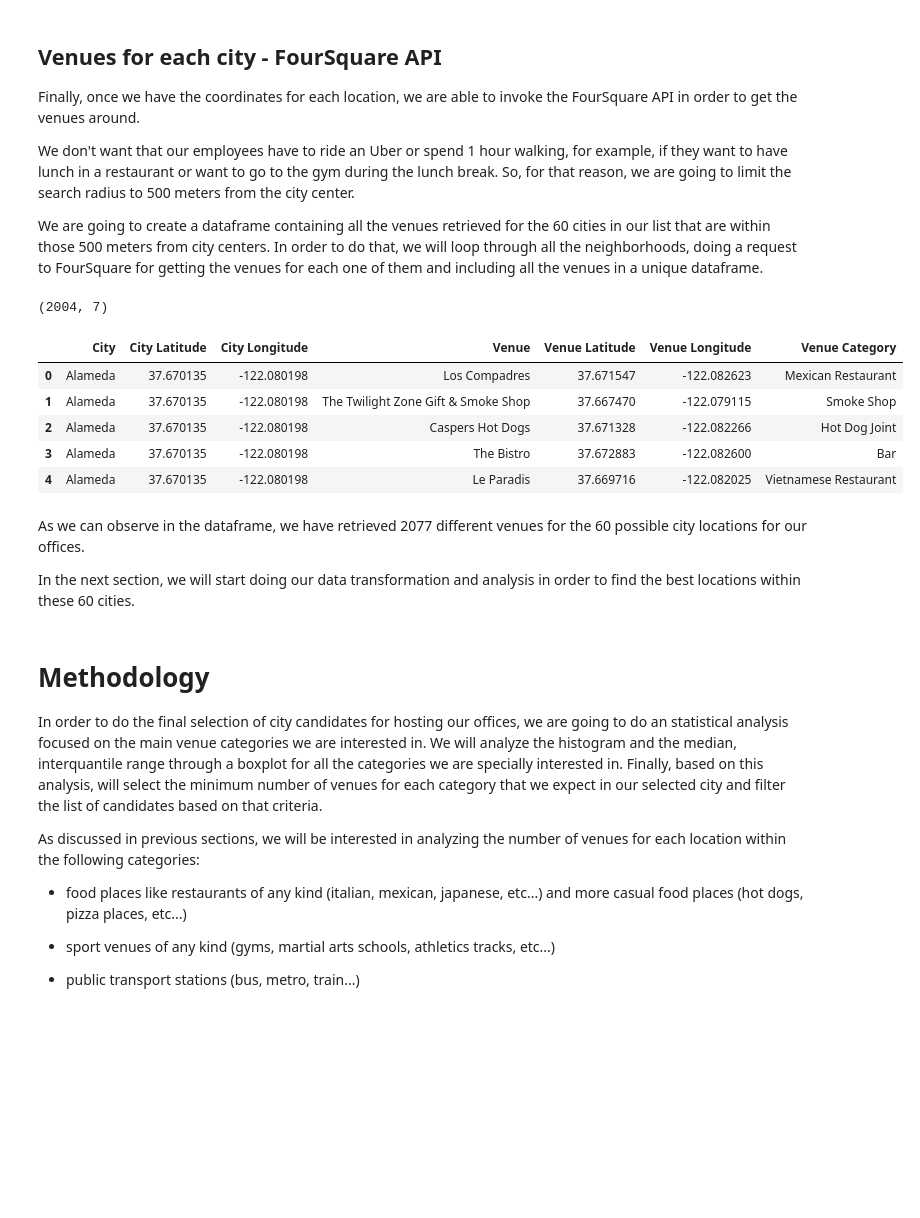
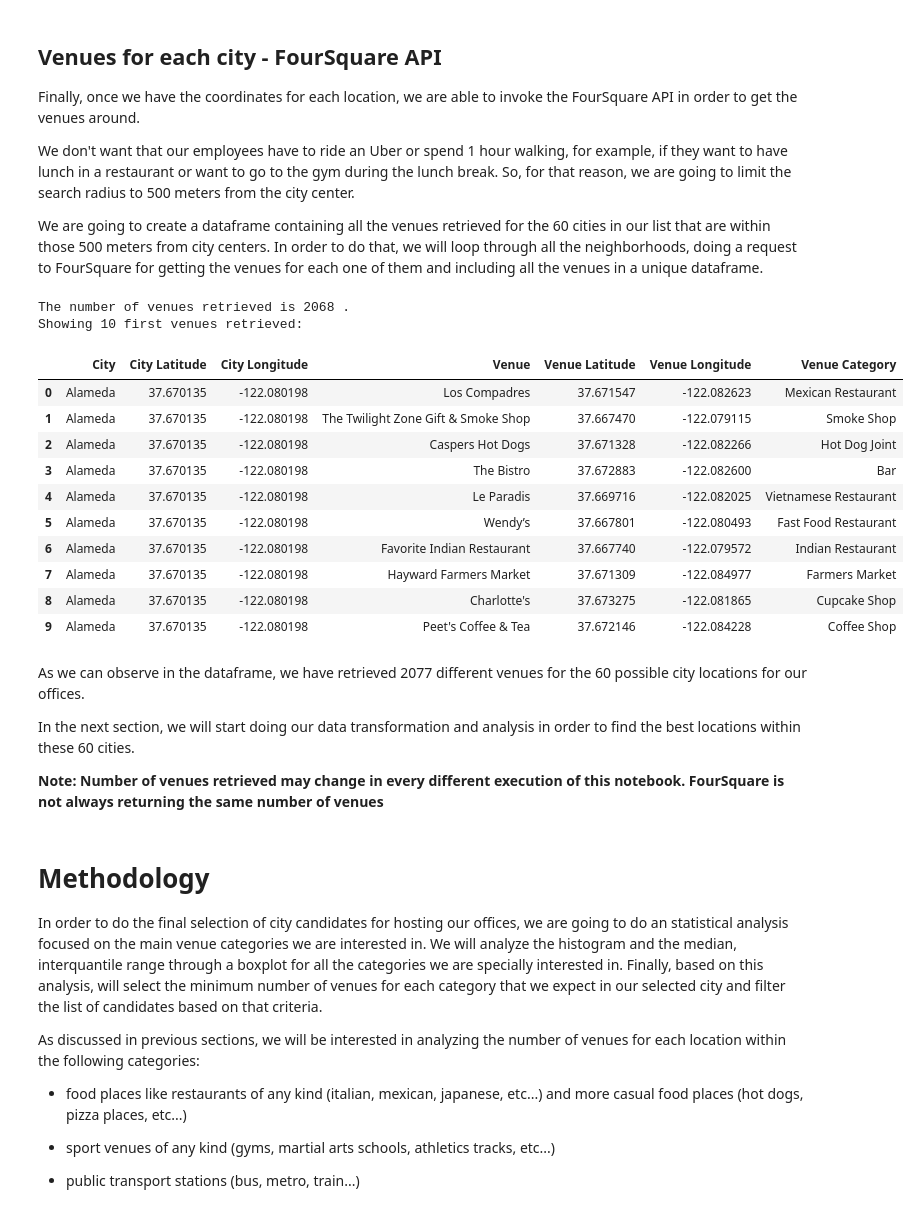
Before and after one commit to jgarcia-garcia/Coursera_Capstone, a Jupyter notebook: Best_Office_Location_SFBayArea.ipynb, the cells around one changed output. Cells and saved outputs as stored; diff of their text form; code cells hidden in the pictures; blank space fills up the shorter version.

```diff
--- a/Best_Office_Location_SFBayArea.ipynb
+++ b/Best_Office_Location_SFBayArea.ipynb
@@ -340,21 +348,30 @@ SFBay_venues = getNearbyVenues(names=coordinates_df['Name'],
                                    longitudes=coordinates_df['Longitude'],
                                    radius=radius
                                   )
-# %%
-print(SFBay_venues.shape)
-SFBay_venues.head()
-# %% [output]
-(2004, 7)
-|  | City | City Latitude | City Longitude | Venue | Venue Latitude | Venue Longitude | Venue Category |
-| 0 | Alameda | 37.670135 | -122.080198 | Los Compadres | 37.671547 | -122.082623 | Mexican Restaurant |
-| 1 | Alameda | 37.670135 | -122.080198 | The Twilight Zone Gift & Smoke Shop | 37.667470 | -122.079115 | Smoke Shop |
-| 2 | Alameda | 37.670135 | -122.080198 | Caspers Hot Dogs | 37.671328 | -122.082266 | Hot Dog Joint |
-| 3 | Alameda | 37.670135 | -122.080198 | The Bistro | 37.672883 | -122.082600 | Bar |
-| 4 | Alameda | 37.670135 | -122.080198 | Le Paradis | 37.669716 | -122.082025 | Vietnamese Restaurant |
+# %%
+print('The number of venues retrieved is {} .'.format(SFBay_venues.shape[0]))
+print('Showing 10 first venues retrieved:')
+SFBay_venues.head(10)
+# %% [output]
+The number of venues retrieved is 2068 .
+Showing 10 first venues retrieved:
+|  | City | City Latitude | City Longitude | Venue | Venue Latitude | Venue Longitude | Venue Category |
+| 0 | Alameda | 37.670135 | -122.080198 | Los Compadres | 37.671547 | -122.082623 | Mexican Restaurant |
+| 1 | Alameda | 37.670135 | -122.080198 | The Twilight Zone Gift & Smoke Shop | 37.667470 | -122.079115 | Smoke Shop |
+| 2 | Alameda | 37.670135 | -122.080198 | Caspers Hot Dogs | 37.671328 | -122.082266 | Hot Dog Joint |
+| 3 | Alameda | 37.670135 | -122.080198 | The Bistro | 37.672883 | -122.082600 | Bar |
+| 4 | Alameda | 37.670135 | -122.080198 | Le Paradis | 37.669716 | -122.082025 | Vietnamese Restaurant |
+| 5 | Alameda | 37.670135 | -122.080198 | Wendy’s | 37.667801 | -122.080493 | Fast Food Restaurant |
+| 6 | Alameda | 37.670135 | -122.080198 | Favorite Indian Restaurant | 37.667740 | -122.079572 | Indian Restaurant |
+| 7 | Alameda | 37.670135 | -122.080198 | Hayward Farmers Market | 37.671309 | -122.084977 | Farmers Market |
+| 8 | Alameda | 37.670135 | -122.080198 | Charlotte's | 37.673275 | -122.081865 | Cupcake Shop |
+| 9 | Alameda | 37.670135 | -122.080198 | Peet's Coffee & Tea | 37.672146 | -122.084228 | Coffee Shop |
 # %% [markdown]
 As we can observe in the dataframe, we have retrieved 2077 different venues for the 60 possible city locations for our offices.
 
 In the next section, we will start doing our data transformation and analysis in order to find the best locations within these 60 cities.
+
+**Note: Number of venues retrieved may change in every different execution of this notebook. FourSquare is not always returning the same number of venues**
 # %% [markdown]
 # Methodology
 
```
Also changed, not shown: parts of 17 cells of this notebook.
